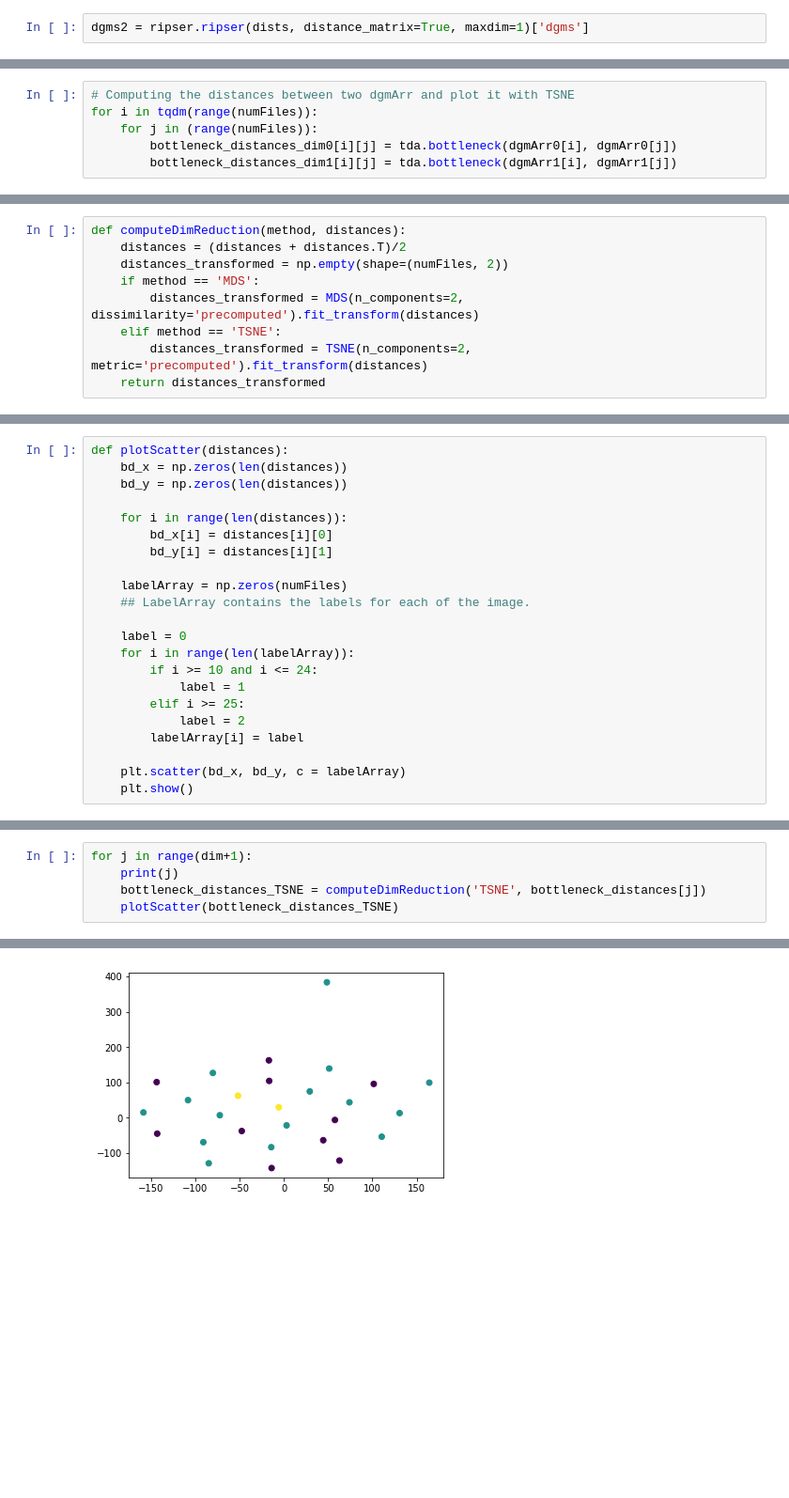
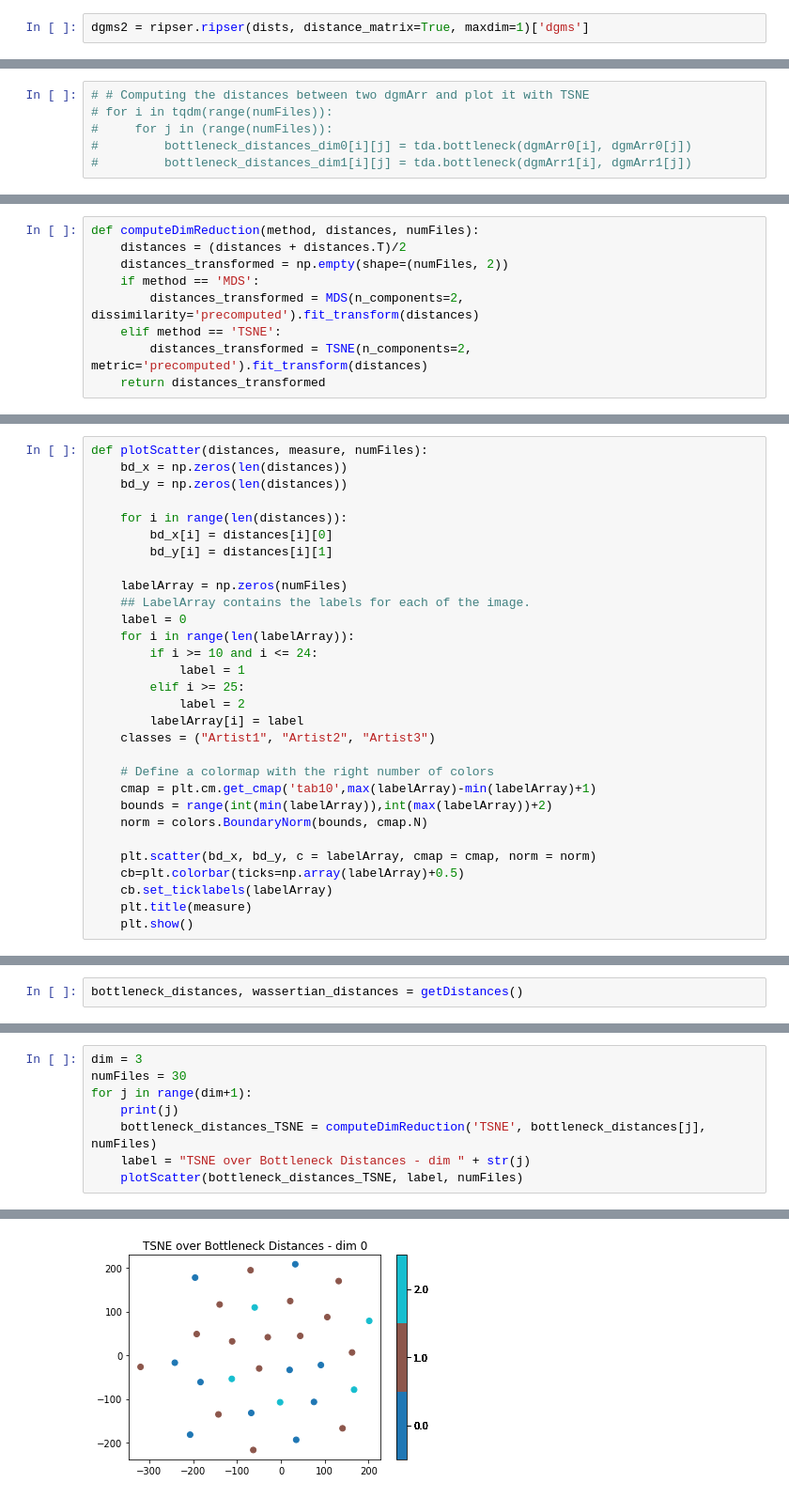
Before and after one commit to yashgangrade09/Topology-of-Music, a Jupyter notebook: main.ipynb, the cells around one changed output, grey strips where cells are left out. Shown at 94% size. Drawn from its saved outputs; the diff is of its cells as text; blank space fills up the shorter version.

Commit message:
Modified code for the distances

```diff
--- a/main.ipynb
+++ b/main.ipynb
@@ -183,6 +210,6 @@ len(dgmArr)
 # %%
-# Computing the distances between two dgmArr and plot it with TSNE
-for i in tqdm(range(numFiles)):
-    for j in (range(numFiles)):
-        bottleneck_distances_dim0[i][j] = tda.bottleneck(dgmArr0[i], dgmArr0[j])
-        bottleneck_distances_dim1[i][j] = tda.bottleneck(dgmArr1[i], dgmArr1[j])
+# # Computing the distances between two dgmArr and plot it with TSNE
+# for i in tqdm(range(numFiles)):
+#     for j in (range(numFiles)):
+#         bottleneck_distances_dim0[i][j] = tda.bottleneck(dgmArr0[i], dgmArr0[j])
+#         bottleneck_distances_dim1[i][j] = tda.bottleneck(dgmArr1[i], dgmArr1[j])
@@ -205,7 +230,7 @@ for i in tqdm(range(numFiles)):
 # %% [output]
 [interactive output not drawn]
 # %%
-def computeDimReduction(method, distances):
+def computeDimReduction(method, distances, numFiles):
     distances = (distances + distances.T)/2
     distances_transformed = np.empty(shape=(numFiles, 2))
     if method == 'MDS':
@@ -219,5 +241,5 @@ bottleneck_distances_dim1_TSNE = computeDimReduction('TSNE', bottleneck_distance
 # %%
-def plotScatter(distances):
+def plotScatter(distances, measure, numFiles):
     bd_x = np.zeros(len(distances))
     bd_y = np.zeros(len(distances))
 
@@ -227,7 +249,6 @@ def plotScatter(distances):
 
     labelArray = np.zeros(numFiles)
     ## LabelArray contains the labels for each of the image.
-
     label = 0
     for i in range(len(labelArray)):
         if i >= 10 and i <= 24:
@@ -235,6 +256,15 @@ def plotScatter(distances):
         elif i >= 25:
             label = 2
         labelArray[i] = label
+    classes = ("Artist1", "Artist2", "Artist3")
 
-    plt.scatter(bd_x, bd_y, c = labelArray)
+    # Define a colormap with the right number of colors
+    cmap = plt.cm.get_cmap('tab10',max(labelArray)-min(labelArray)+1)
+    bounds = range(int(min(labelArray)),int(max(labelArray))+2)
+    norm = colors.BoundaryNorm(bounds, cmap.N)
+
+    plt.scatter(bd_x, bd_y, c = labelArray, cmap = cmap, norm = norm)
+    cb=plt.colorbar(ticks=np.array(labelArray)+0.5)
+    cb.set_ticklabels(labelArray)
+    plt.title(measure)
     plt.show()
@@ -244,0 +271,2 @@ len(bottleneck_distances)
+# %%
+bottleneck_distances, wassertian_distances = getDistances()
@@ -245,9 +277,12 @@ len(bottleneck_distances)
 # %%
+dim = 3
+numFiles = 30
 for j in range(dim+1):
     print(j)
-    bottleneck_distances_TSNE = computeDimReduction('TSNE', bottleneck_distances[j])
-    plotScatter(bottleneck_distances_TSNE)
+    bottleneck_distances_TSNE = computeDimReduction('TSNE', bottleneck_distances[j], numFiles)
+    label = "TSNE over Bottleneck Distances - dim " + str(j)
+    plotScatter(bottleneck_distances_TSNE, label, numFiles)
 # %% [output]
 0
-[figure, old version]
+[figure, new version]
 1
```
Also changed, not shown: parts of 12 cells of this notebook, 20 other files.
